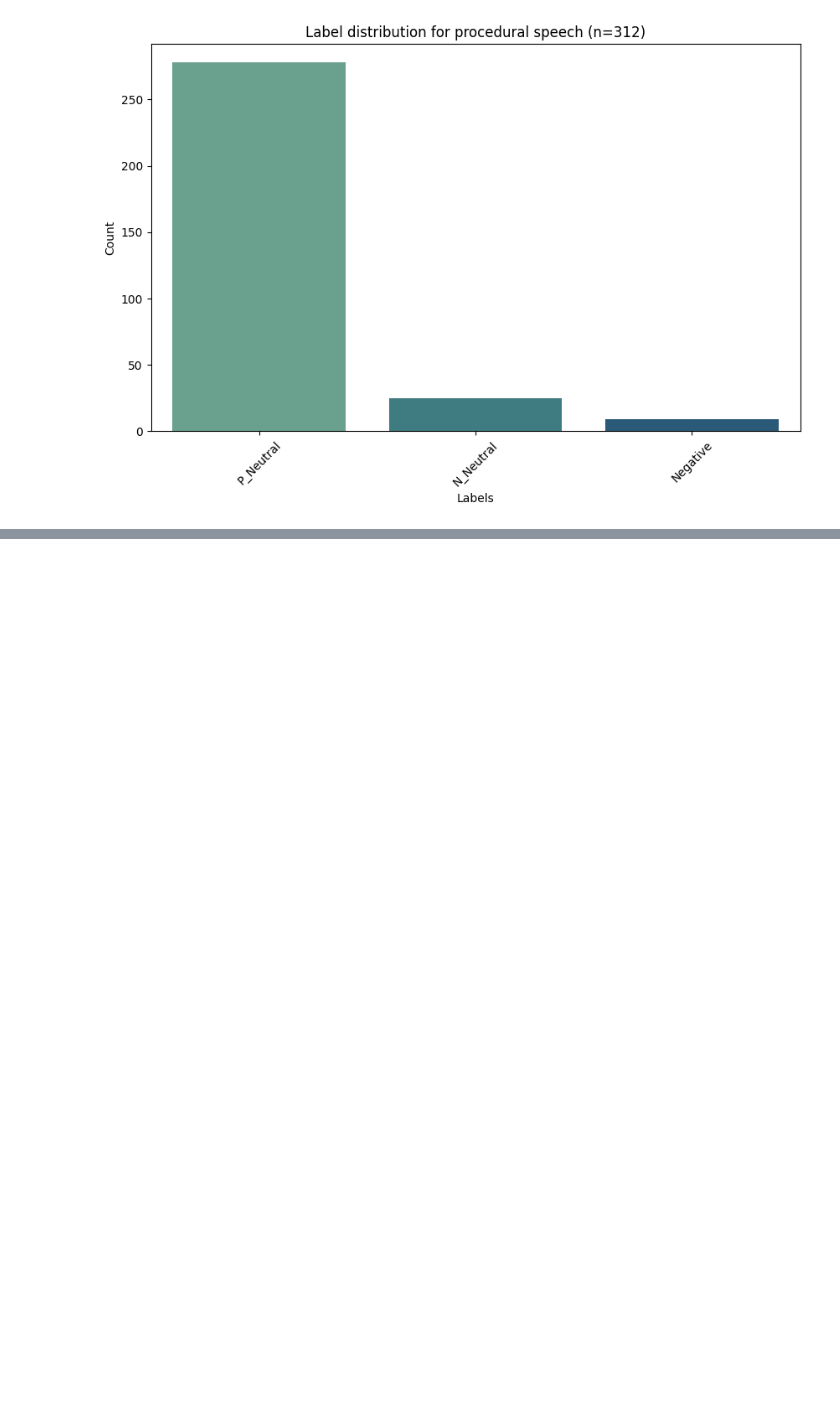
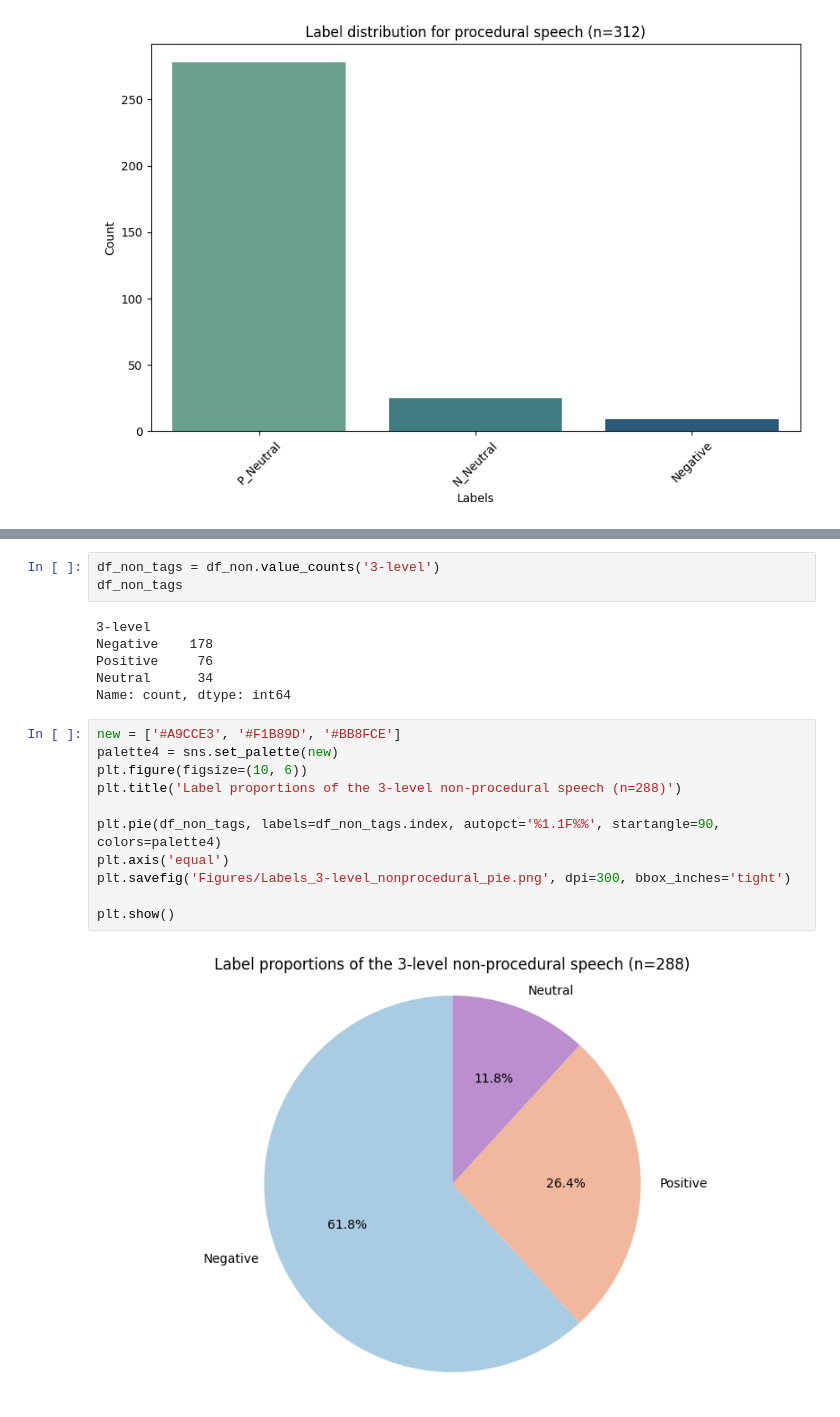
Before and after one commit to katjameden/ParlaMint_Sentiment, a Jupyter notebook: Annotation_Main/Main_Analysis.ipynb, the cells around one changed output, grey strips where cells are left out. Drawn from its saved outputs; the diff is of its cells as text; blank space fills up the shorter version.

```diff
--- a/Annotation_Main/Main_Analysis.ipynb
+++ b/Annotation_Main/Main_Analysis.ipynb
@@ -203,0 +354,22 @@ plt.show()
+# %%
+df_non_tags = df_non.value_counts('3-level')
+df_non_tags
+# %% [output]
+3-level
+Negative    178
+Positive     76
+Neutral      34
+Name: count, dtype: int64
+# %%
+new = ['#A9CCE3', '#F1B89D', '#BB8FCE']
+palette4 = sns.set_palette(new)
+plt.figure(figsize=(10, 6))
+plt.title('Label proportions of the 3-level non-procedural speech (n=288)')
+
+plt.pie(df_non_tags, labels=df_non_tags.index, autopct='%1.1F%%', startangle=90, colors=palette4)
+plt.axis('equal')
+plt.savefig('Figures/Labels_3-level_nonprocedural_pie.png', dpi=300, bbox_inches='tight')
+
+plt.show()
+# %% [output]
+[figure, added]
```
Also changed, not shown: parts of 54 cells of this notebook, 7 other files.
